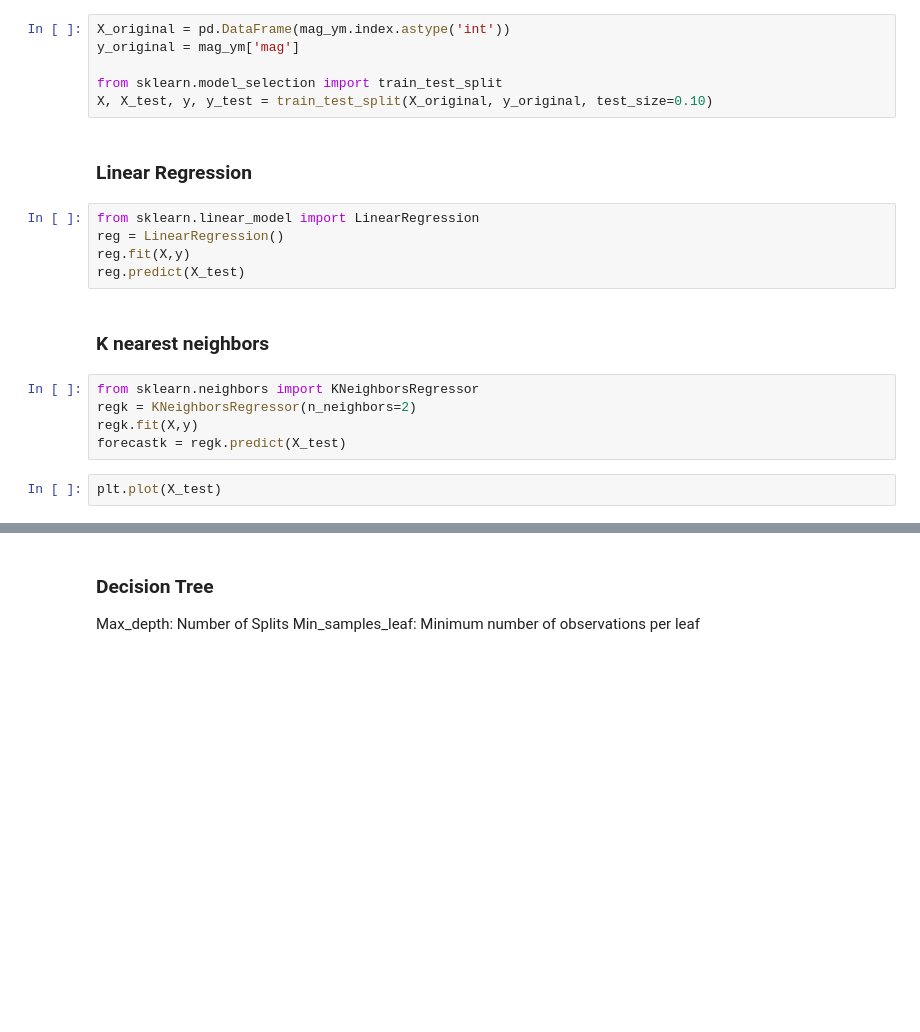
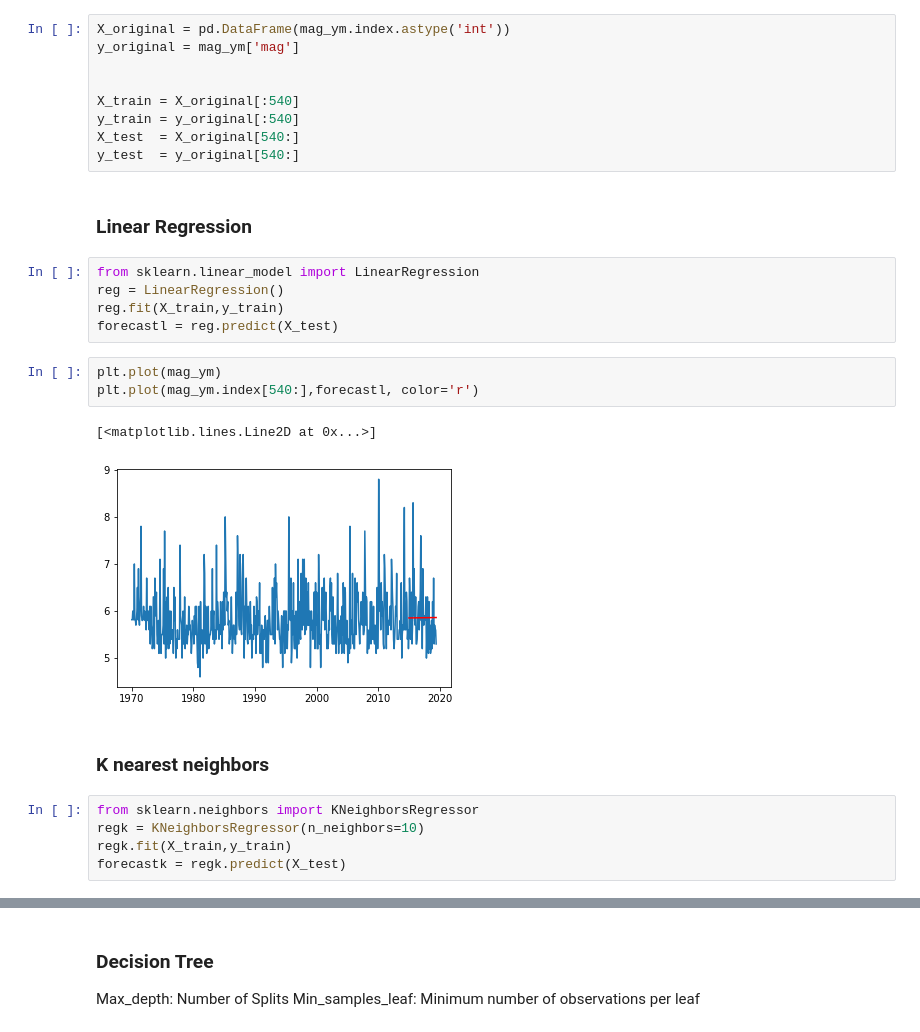
Before and after one commit to HitosVilla/TFM_Earthquake_Prediction, a Jupyter notebook: TFM_2_Memo.ipynb, the cells around one changed output, grey strips where cells are left out. Cells and saved outputs as stored; diff of their text form; blank space fills up the shorter version.

```diff
--- a/TFM_2_Memo.ipynb
+++ b/TFM_2_Memo.ipynb
@@ -572,21 +644,28 @@ mag_ym.to_csv("./data/mag_ym.csv")
 X_original = pd.DataFrame(mag_ym.index.astype('int'))
 y_original = mag_ym['mag']
 
-from sklearn.model_selection import train_test_split
-X, X_test, y, y_test = train_test_split(X_original, y_original, test_size=0.10)
+
+X_train = X_original[:540]
+y_train = y_original[:540]
+X_test  = X_original[540:]
+y_test  = y_original[540:]
 # %% [markdown]
 ### Linear Regression
 # %%
 from sklearn.linear_model import LinearRegression
 reg = LinearRegression()
-reg.fit(X,y)
-reg.predict(X_test)
+reg.fit(X_train,y_train)
+forecastl = reg.predict(X_test)
+# %%
+plt.plot(mag_ym)
+plt.plot(mag_ym.index[540:],forecastl, color='r')
+# %% [output]
+[<matplotlib.lines.Line2D at 0x...>]
+[figure, added]
 # %% [markdown]
 ### K nearest neighbors
 # %%
 from sklearn.neighbors import KNeighborsRegressor
-regk = KNeighborsRegressor(n_neighbors=2)
-regk.fit(X,y)
+regk = KNeighborsRegressor(n_neighbors=10)
+regk.fit(X_train,y_train)
 forecastk = regk.predict(X_test)
-# %%
-plt.plot(X_test)
```
Also changed, not shown: parts of 30 cells of this notebook, 17 other files.
